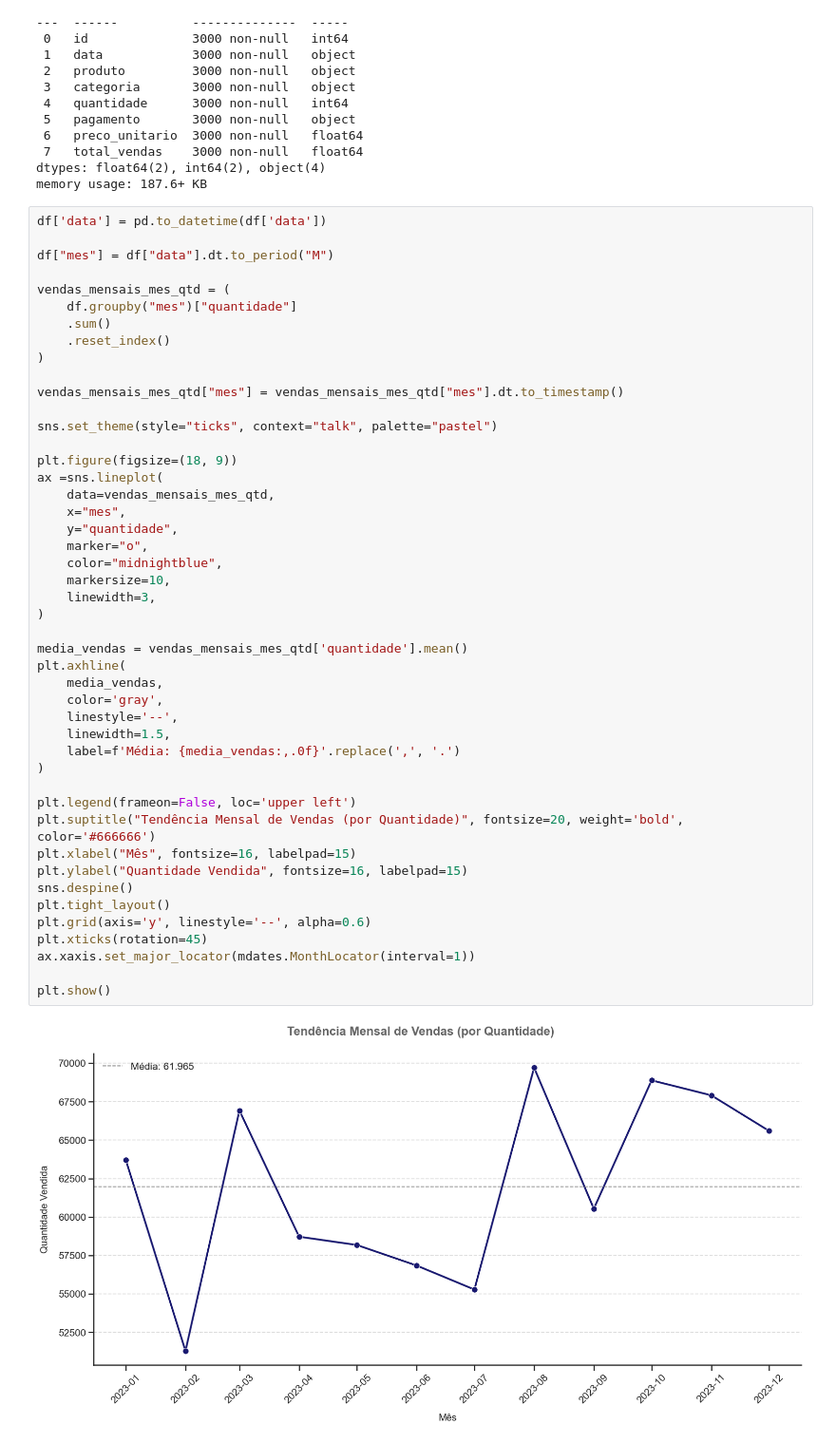
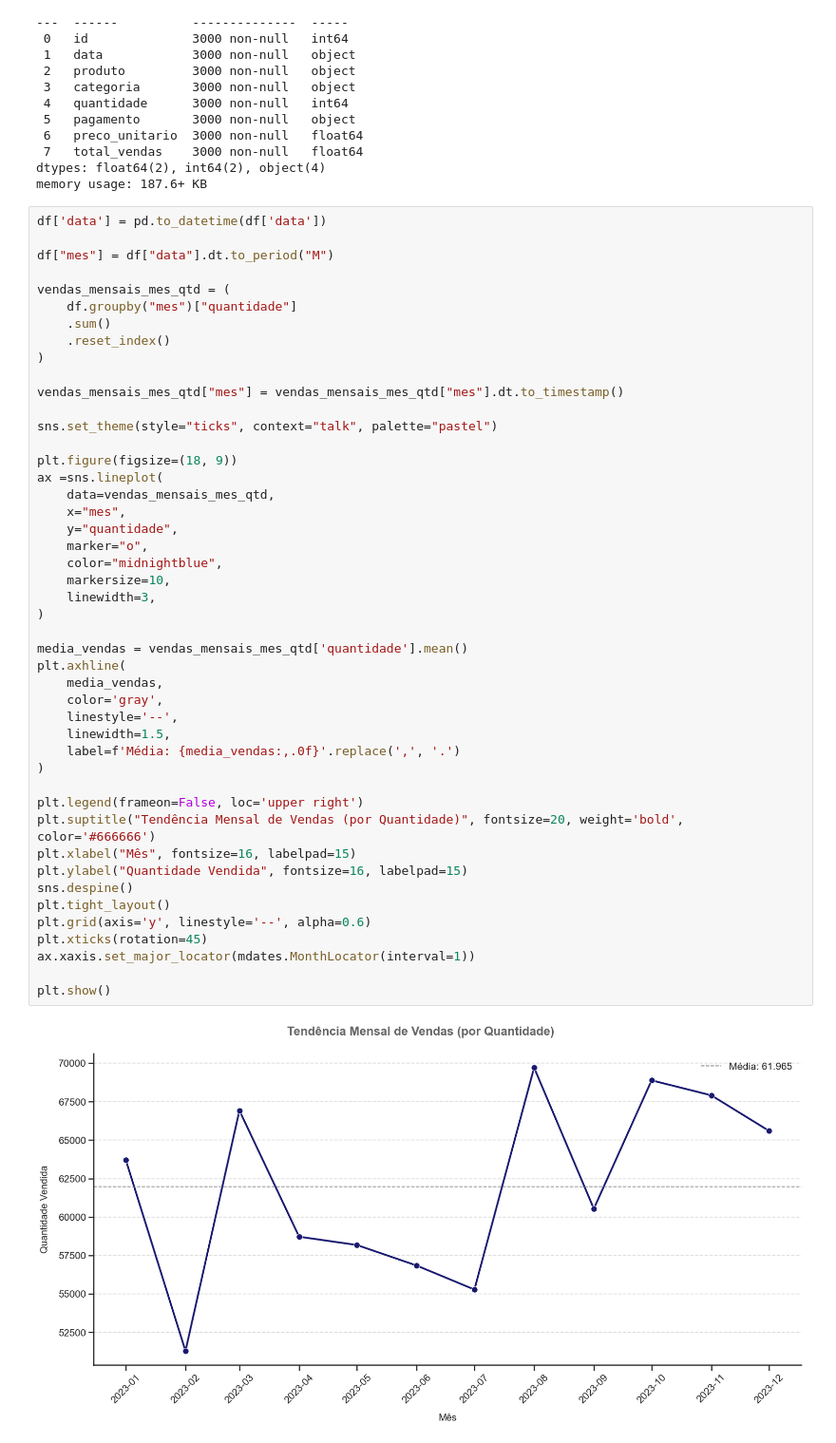
Before and after one commit to RuanSantos-Developer/Teste_Analytics_RuanSantos, a Jupyter notebook: notebooks/visualizacoes.ipynb, the cells around one changed output. Shown at 95% size. Cells and saved outputs as stored; diff of their text form.

```diff
--- a/notebooks/visualizacoes.ipynb
+++ b/notebooks/visualizacoes.ipynb
@@ -58,35 +60,35 @@ plt.figure(figsize=(18, 9))
 ax =sns.lineplot(
     data=vendas_mensais_mes_qtd,
     x="mes",
     y="quantidade",
     marker="o",
     color="midnightblue",
     markersize=10,
     linewidth=3,
 )
 
 media_vendas = vendas_mensais_mes_qtd['quantidade'].mean()
 plt.axhline(
     media_vendas,
     color='gray',
     linestyle='--',
     linewidth=1.5,
     label=f'Média: {media_vendas:,.0f}'.replace(',', '.')
 )
 
-plt.legend(frameon=False, loc='upper left')
+plt.legend(frameon=False, loc='upper right')
 plt.suptitle("Tendência Mensal de Vendas (por Quantidade)", fontsize=20, weight='bold', color='#666666')
 plt.xlabel("Mês", fontsize=16, labelpad=15)
 plt.ylabel("Quantidade Vendida", fontsize=16, labelpad=15)
 sns.despine()
 plt.tight_layout()
 plt.grid(axis='y', linestyle='--', alpha=0.6)
 plt.xticks(rotation=45)
 ax.xaxis.set_major_locator(mdates.MonthLocator(interval=1))
 
 plt.show()
 # %% [output]
-[figure, old version]
+[figure, new version]
 # %%
 df["mes"] = df["data"].dt.to_period("M")
 
```
Also changed, not shown: parts of 8 cells of this notebook, 7 other files.
